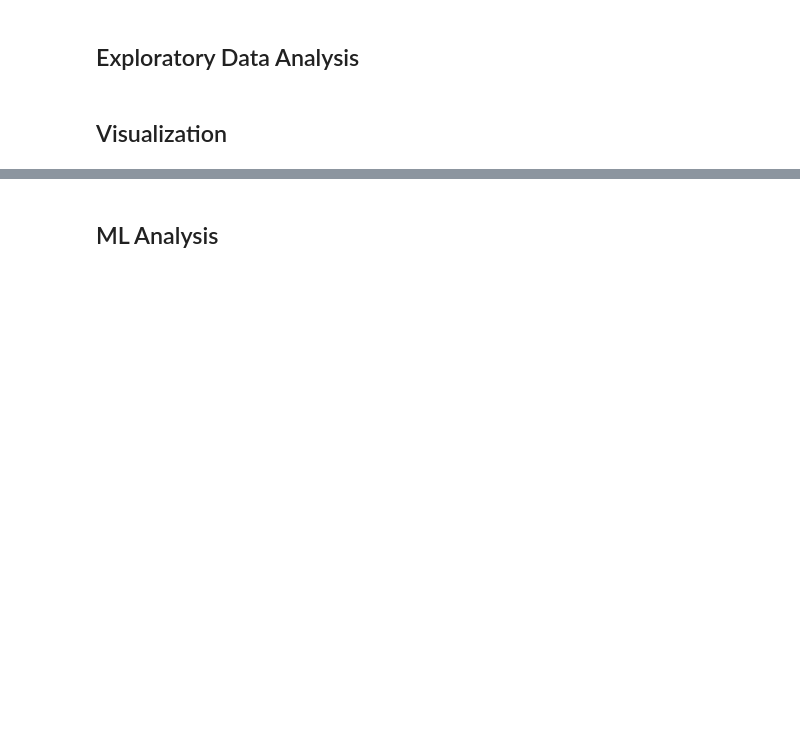
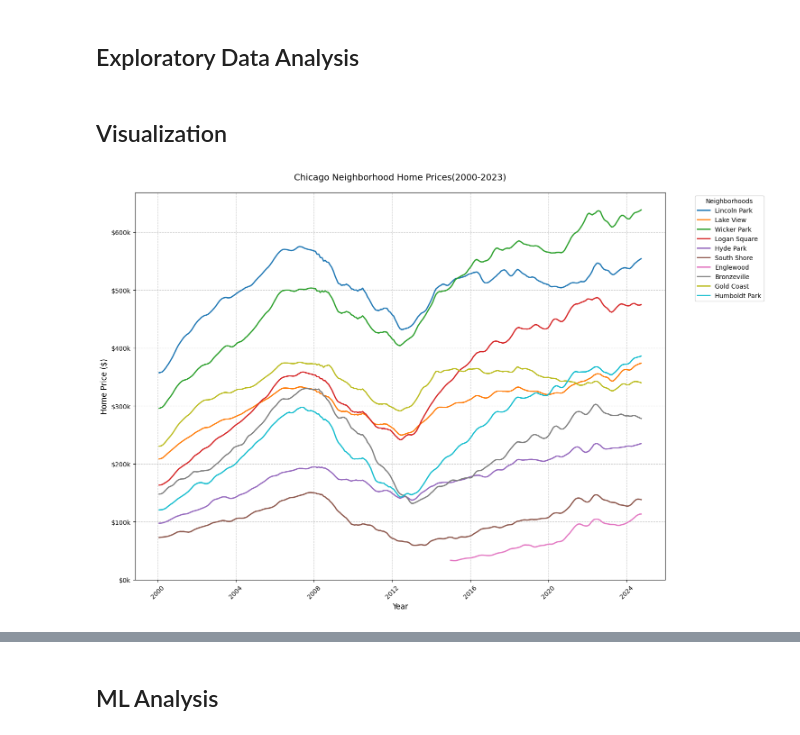
Before and after one commit to cs418-fa24/project-check-in-team-14, a Jupyter notebook: ChiHomePriceAnalyzer.ipynb, the cells around one changed output, grey strips where cells are left out. Saved outputs shown, nothing was run; the diff lists cells and outputs as text; code cells hidden in the pictures; blank space fills up the shorter version.

Commit message:
Visualization

```diff
--- a/ChiHomePriceAnalyzer.ipynb
+++ b/ChiHomePriceAnalyzer.ipynb
@@ -79,3 +78,46 @@ melted_df.to_csv('cleaned_chicago_housing_data.csv', index=False)
 ## Exploratory Data Analysis
 # %% [markdown]
 ## Visualization
+# %%
+import pandas as pd
+import matplotlib.pyplot as plt
+import seaborn as sns
+
+df = pd.read_csv('cleaned_chicago_housing_data.csv')
+df['Date'] = pd.to_datetime(df['Date'])
+
+neighborhoods = [
+    'Lincoln Park',
+    'Lake View',
+    'Wicker Park',
+    'Logan Square',
+    'Hyde Park',
+    'South Shore',
+    'Englewood',
+    'Bronzeville',
+    'Gold Coast',
+    'Humboldt Park'
+]
+
+plt.figure(figsize=(15, 10))  # Made figure larger
+
+for neighborhood in neighborhoods:
+    neighborhood_data = df[df['RegionName'] == neighborhood]
+    plt.plot(neighborhood_data['Date'],
+            neighborhood_data['Price'],
+            label=neighborhood,
+            linewidth=2)
+
+plt.title('Chicago Neighborhood Home Prices(2000-2023)', fontsize=14, pad=20)
+plt.xlabel('Year', fontsize=12)
+plt.ylabel('Home Price ($)', fontsize=12)
+plt.legend(title='Neighborhoods', bbox_to_anchor=(1.05, 1), fontsize=10)
+plt.grid(True, linestyle='--', alpha=0.7)
+plt.xticks(rotation=45)
+plt.gca().yaxis.set_major_formatter(plt.FuncFormatter(lambda x, p: f'${int(x/1000)}k'))
+plt.tight_layout()
+plt.ylim(bottom=0)
+
+plt.show()
+# %% [output]
+[figure, added]
```
Also changed, not shown: parts of 2 cells of this notebook, 2 other files.
